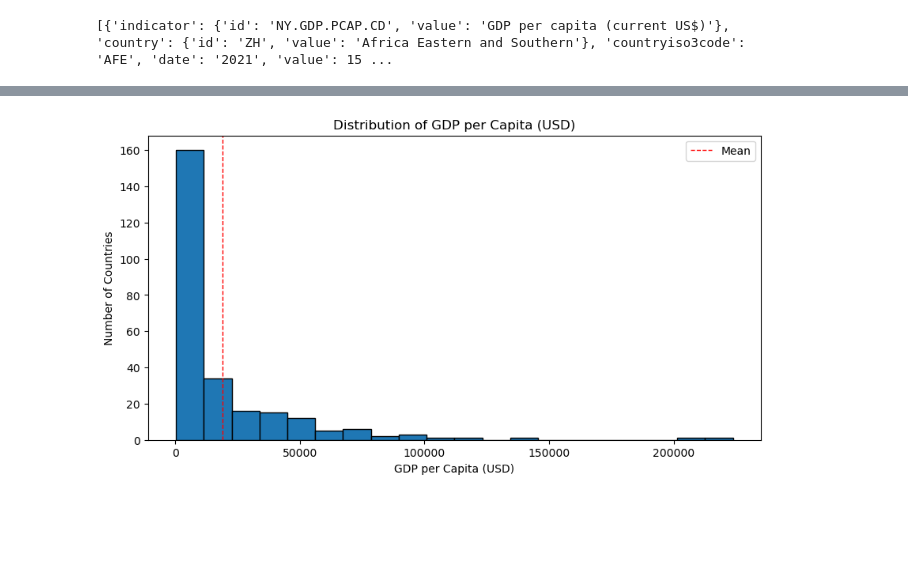
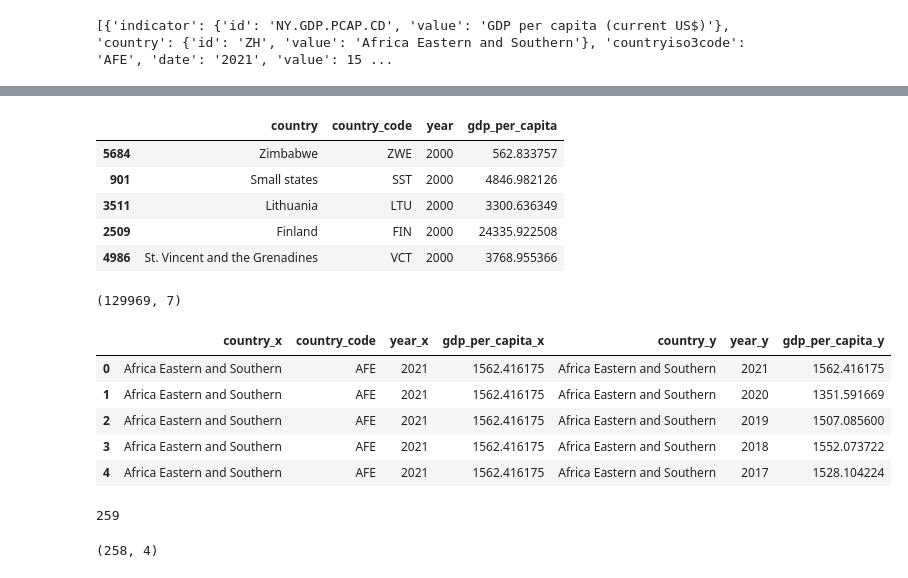
Before and after one commit to Tp12menon/Financial_Inclusion, a Jupyter notebook: financial_inclusion_analysis.ipynb, the cells around one changed output, grey strips where cells are left out. Drawn from its saved outputs; the diff is of its cells as text; code cells hidden in the pictures; blank space fills up the shorter version.

```diff
--- a/financial_inclusion_analysis.ipynb
+++ b/financial_inclusion_analysis.ipynb
@@ -193,11 +193,30 @@ df_gdp_pc.sort_values('gdp_per_capita').head(10)
 # %%
-plt.figure(figsize=(10, 5))
-plt.hist(df_gdp_pc['gdp_per_capita'], bins=20, edgecolor='black')
-plt.title('Distribution of GDP per Capita (USD)')
-plt.xlabel('GDP per Capita (USD)')
-plt.ylabel('Number of Countries')
-plt.axvline(df_gdp_pc['gdp_per_capita'].mean(), color='red', linestyle='dashed', linewidth=1, label='Mean')
-plt.legend()
-plt.show()
+df_gdp_pc.sort_values('year').head(5)
 # %% [output]
-[figure, removed]
+|  | country | country_code | year | gdp_per_capita |
+| 5684 | Zimbabwe | ZWE | 2000 | 562.833757 |
+| 901 | Small states | SST | 2000 | 4846.982126 |
+| 3511 | Lithuania | LTU | 2000 | 3300.636349 |
+| 2509 | Finland | FIN | 2000 | 24335.922508 |
+| 4986 | St. Vincent and the Grenadines | VCT | 2000 | 3768.955366 |
+# %%
+df_merged = df_gdp_pc.merge(df_gdp_pc, on='country_code')
+print(df_merged.shape)
+df_merged.head()
+# %% [output]
+(129969, 7)
+|  | country_x | country_code | year_x | gdp_per_capita_x | country_y | year_y | gdp_per_capita_y |
+| 0 | Africa Eastern and Southern | AFE | 2021 | 1562.416175 | Africa Eastern and Southern | 2021 | 1562.416175 |
+| 1 | Africa Eastern and Southern | AFE | 2021 | 1562.416175 | Africa Eastern and Southern | 2020 | 1351.591669 |
+| 2 | Africa Eastern and Southern | AFE | 2021 | 1562.416175 | Africa Eastern and Southern | 2019 | 1507.085600 |
+| 3 | Africa Eastern and Southern | AFE | 2021 | 1562.416175 | Africa Eastern and Southern | 2018 | 1552.073722 |
+| 4 | Africa Eastern and Southern | AFE | 2021 | 1562.416175 | Africa Eastern and Southern | 2017 | 1528.104224 |
+# %%
+print(df_gdp_pc['country_code'].nunique())
+# %% [output]
+259
+# %%
+df_gdp_2021 = df_gdp_pc[df_gdp_pc['year'] == '2021']
+print(df_gdp_2021.shape)
+# %% [output]
+(258, 4)
```
Also changed, not shown: parts of 12 cells of this notebook.
